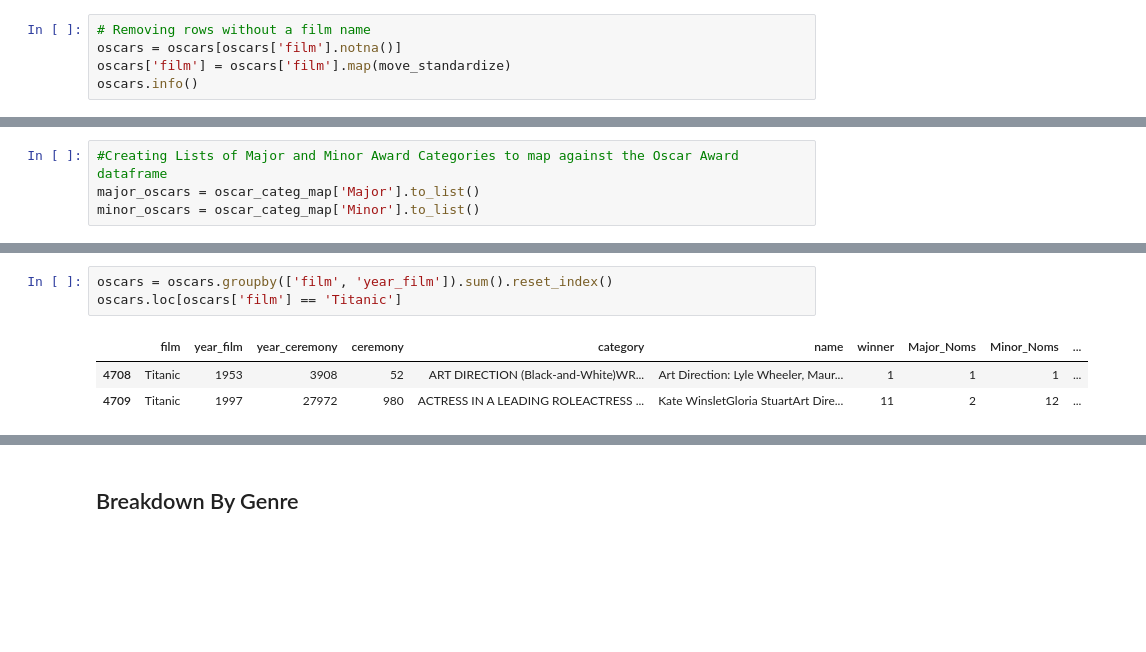
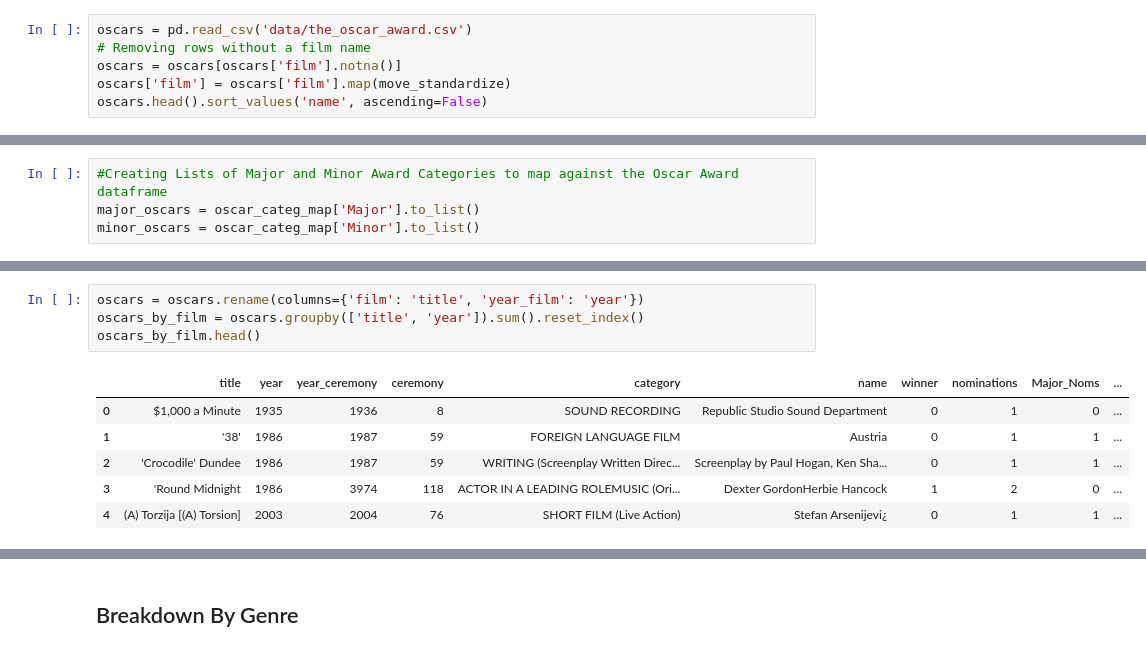
Before and after one commit to gjimmyq/C-H-Film-Productions, a Jupyter notebook: oscars.ipynb, the cells around one changed output, grey strips where cells are left out. Cells and saved outputs as stored; diff of their text form; blank space fills up the shorter version.

```diff
--- a/oscars.ipynb
+++ b/oscars.ipynb
@@ -394,6 +338,7 @@ memory usage: 929.0+ KB
 # %%
+oscars = pd.read_csv('data/the_oscar_award.csv')
 # Removing rows without a film name
 oscars = oscars[oscars['film'].notna()]
 oscars['film'] = oscars['film'].map(move_standardize)
-oscars.info()
+oscars.head().sort_values('name', ascending=False)
 # %% [output]
@@ -479,7 +408,11 @@ oscars[14:35]
 # %%
-oscars = oscars.groupby(['film', 'year_film']).sum().reset_index()
-oscars.loc[oscars['film'] == 'Titanic']
+oscars = oscars.rename(columns={'film': 'title', 'year_film': 'year'})
+oscars_by_film = oscars.groupby(['title', 'year']).sum().reset_index()
+oscars_by_film.head()
 # %% [output]
-|  | film | year_film | year_ceremony | ceremony | category | name | winner | Major_Noms | Minor_Noms | ... |
-| 4708 | Titanic | 1953 | 3908 | 52 | ART DIRECTION (Black-and-White)WR... | Art Direction: Lyle Wheeler, Maur... | 1 | 1 | 1 | ... |
-| 4709 | Titanic | 1997 | 27972 | 980 | ACTRESS IN A LEADING ROLEACTRESS ... | Kate WinsletGloria StuartArt Dire... | 11 | 2 | 12 | ... |
+|  | title | year | year_ceremony | ceremony | category | name | winner | nominations | Major_Noms | ... |
+| 0 | $1,000 a Minute | 1935 | 1936 | 8 | SOUND RECORDING | Republic Studio Sound Department | 0 | 1 | 0 | ... |
+| 1 | '38' | 1986 | 1987 | 59 | FOREIGN LANGUAGE FILM | Austria | 0 | 1 | 1 | ... |
+| 2 | 'Crocodile' Dundee | 1986 | 1987 | 59 | WRITING (Screenplay Written Direc... | Screenplay by Paul Hogan, Ken Sha... | 0 | 1 | 1 | ... |
+| 3 | 'Round Midnight | 1986 | 3974 | 118 | ACTOR IN A LEADING ROLEMUSIC (Ori... | Dexter GordonHerbie Hancock | 1 | 2 | 0 | ... |
+| 4 | (A) Torzija [(A) Torsion] | 2003 | 2004 | 76 | SHORT FILM (Live Action) | Stefan Arsenijevi¿ | 0 | 1 | 1 | ... |
```
Also changed, not shown: parts of 45 cells of this notebook.
